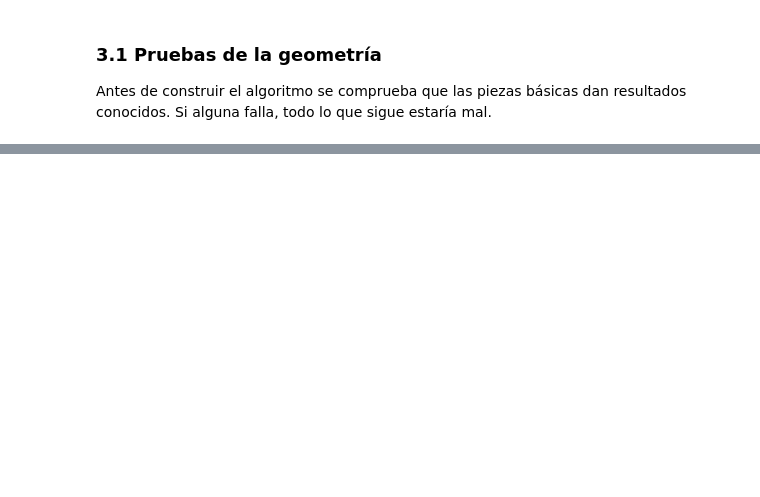
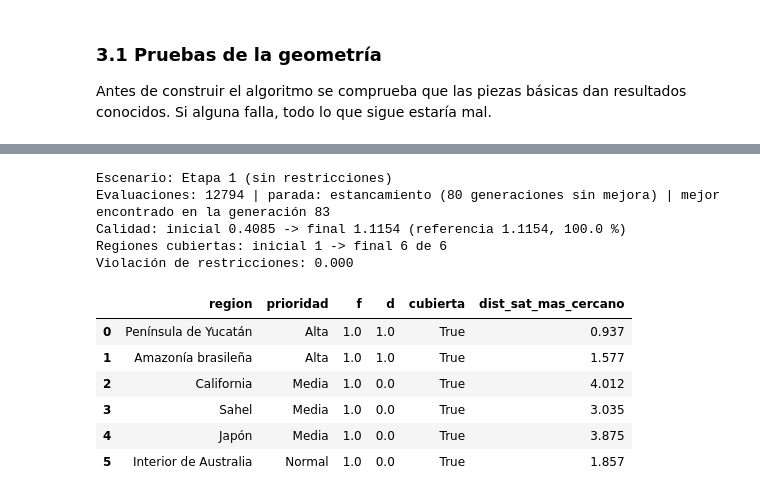
Before and after one commit to AlexRecaman/astroshield, a Jupyter notebook: astroshield.ipynb, the cells around one changed output, grey strips where cells are left out. Cells and saved outputs as stored; diff of their text form; code cells hidden in the pictures; blank space fills up the shorter version.

```diff
--- a/astroshield.ipynb
+++ b/astroshield.ipynb
@@ -321,0 +557,34 @@ print("Pruebas de geometría: OK")
+# %%
+esc_etapa1 = replace(escenario_base(), nombre="Etapa 1 (sin restricciones)", zonas=[])
+res_etapa1 = evolucionar(esc_etapa1, ParametrosGA(semilla=42))
+
+
+def resumen_resultado(res):
+    ev0, ev = res["inicial"]["eval"], res["mejor"]["eval"]
+    f_max = calidad_maxima_teorica(res["escenario"])
+    print(f"Escenario: {res['escenario'].nombre}")
+    print(f"Evaluaciones: {res['evaluaciones']} | parada: {res['parada']} | mejor encontrado en la generación {res['generacion_mejor']}")
+    print(f"Calidad: inicial {ev0['fitness']:.4f} -> final {ev['fitness']:.4f} (referencia {f_max:.4f}, {100 * ev['fitness'] / f_max:.1f} %)")
+    print(f"Regiones cubiertas: inicial {ev0['cubiertas']} -> final {ev['cubiertas']} de {len(res['escenario'].regiones)}")
+    print(f"Violación de restricciones: {ev['violacion']:.3f}")
+
+
+def tabla_satelites(config):
+    return pd.DataFrame(np.round(config, 2), columns=["lat", "lon"]).rename_axis("satélite")
+
+
+resumen_resultado(res_etapa1)
+cobertura_por_region(res_etapa1["mejor"]["config"], esc_etapa1).round(3)
+# %% [output]
+Escenario: Etapa 1 (sin restricciones)
+Evaluaciones: 12794 | parada: estancamiento (80 generaciones sin mejora) | mejor encontrado en la generación 83
+Calidad: inicial 0.4085 -> final 1.1154 (referencia 1.1154, 100.0 %)
+Regiones cubiertas: inicial 1 -> final 6 de 6
+Violación de restricciones: 0.000
+|  | region | prioridad | f | d | cubierta | dist_sat_mas_cercano |
+| 0 | Península de Yucatán | Alta | 1.0 | 1.0 | True | 0.937 |
+| 1 | Amazonía brasileña | Alta | 1.0 | 1.0 | True | 1.577 |
+| 2 | California | Media | 1.0 | 0.0 | True | 4.012 |
+| 3 | Sahel | Media | 1.0 | 0.0 | True | 3.035 |
+| 4 | Japón | Media | 1.0 | 0.0 | True | 3.875 |
+| 5 | Interior de Australia | Normal | 1.0 | 0.0 | True | 1.857 |
```
Also changed, not shown: parts of 15 cells of this notebook.
